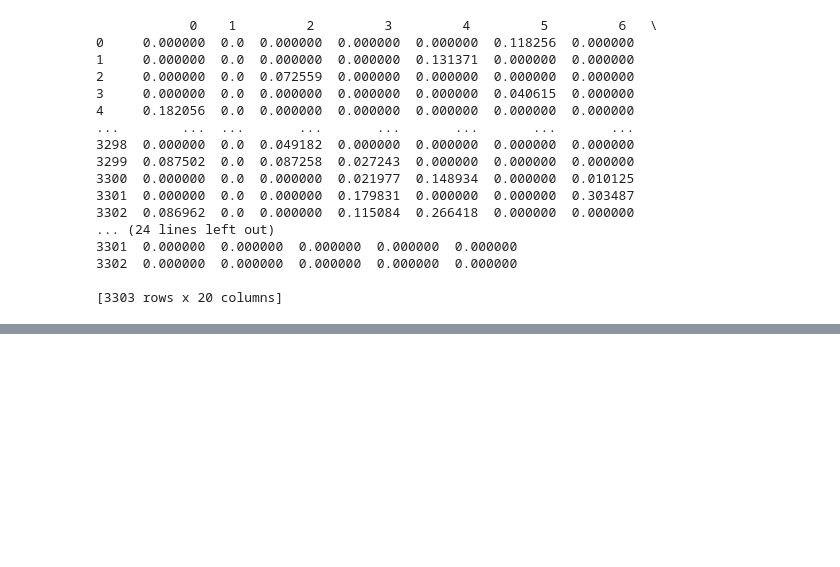
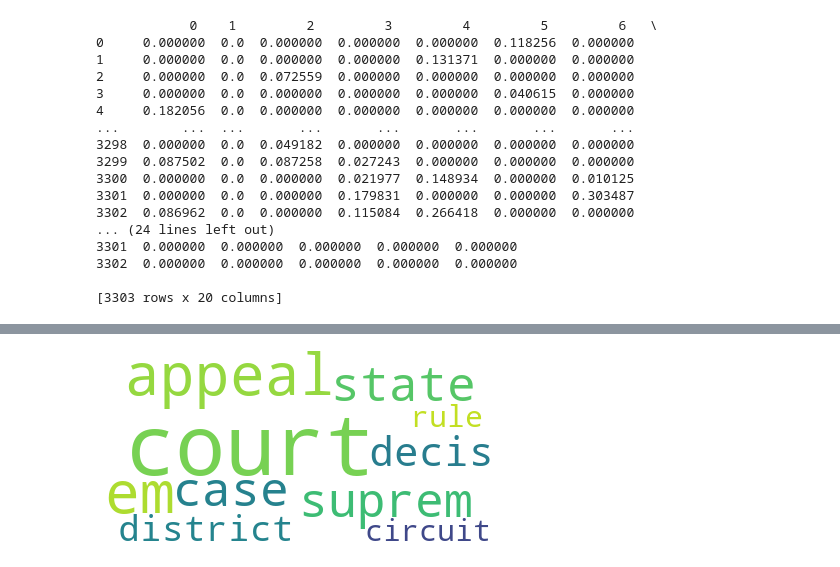
Before and after one commit to korah91/MineriaClustering, a Jupyter notebook: supremeCourt.ipynb, the cells around one changed output, grey strips where cells are left out. Saved outputs shown, nothing was run; the diff lists cells and outputs as text; code cells hidden in the pictures; blank space fills up the shorter version.

```diff
--- a/supremeCourt.ipynb
+++ b/supremeCourt.ipynb
@@ -81,8 +75,10 @@ corpus = [id2word.doc2bow(text) for text in texts]
 
 lda_model = LdaModel(corpus=corpus, id2word=id2word, num_topics=20, random_state=100, passes=50, eval_every=None)
 count = 0
+topics=[]
 for i in lda_model.print_topics():
     print("Topic:", count, i)
+    topics.append(i)
     count += 1
 # %% [output]
 Topic: 0 (0, '0.035*"patent" + 0.020*"use" + 0.019*"court" + 0.017*"infring" + 0.012*"appeal" + 0.010*"district" + 0.010*"feder" + 0.009*"product" + 0.009*"copyright" + 0.009*"inc"')
@@ -138,0 +152,20 @@ print(vectorized)
+# %%
+# WordCloud del topico 15
+l = topics[15][1]
+
+l = l.split("+")
+
+lista =[]
+for x in l:
+    numero, palabra = x.split('*')
+    palabra = palabra.split('"')[1]
+    i=0
+    while i < float(numero)*100:
+        lista.append(palabra)
+        i+=1
+lista = ','.join(lista)
+
+wordcloud.generate(lista)
+wordcloud.to_image()
+# %% [output]
+[figure, added]
```
Also changed, not shown: parts of 11 cells of this notebook.
